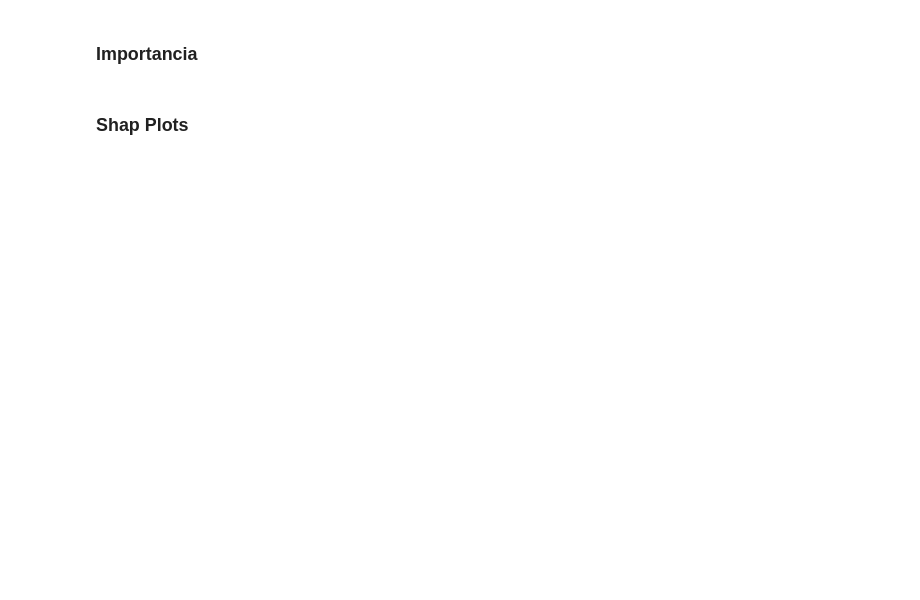
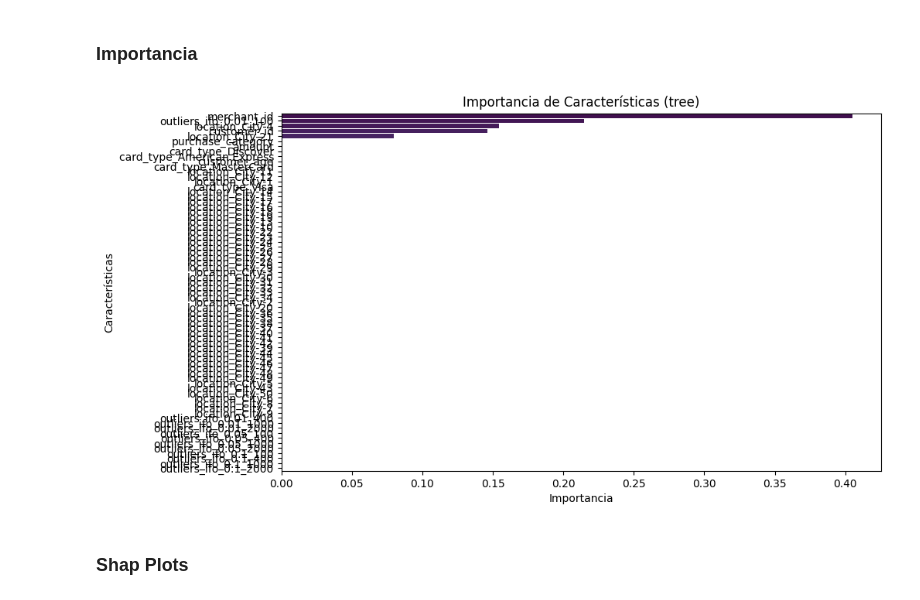
Before and after one commit to apelsito/modulo8-leccion10-ajuste-compracion-modelos, a Jupyter notebook: jupyter/modulo8-leccion10-ajuste-compracion-modelos.ipynb, the cells around one changed output. Drawn from its saved outputs; the diff is of its cells as text; code cells hidden in the pictures; blank space fills up the shorter version.

```diff
--- a/jupyter/modulo8-leccion10-ajuste-compracion-modelos.ipynb
+++ b/jupyter/modulo8-leccion10-ajuste-compracion-modelos.ipynb
@@ -147,7 +191,9 @@ logistica.plot_curva_ROC()
 ### Importancia
 # %%
 # Mostramos la importancia de los predictores en el modelo regresión logística
-logistica.importancia_predictores(modelo_nombre ='logistic_regression')
+decision_tree.importancia_predictores(modelo_nombre ='tree')
+# %% [output]
+[figure, added]
 # %% [markdown]
 ### Shap Plots
 # %%
```
Also changed, not shown: parts of 30 cells of this notebook, 4 other files.
